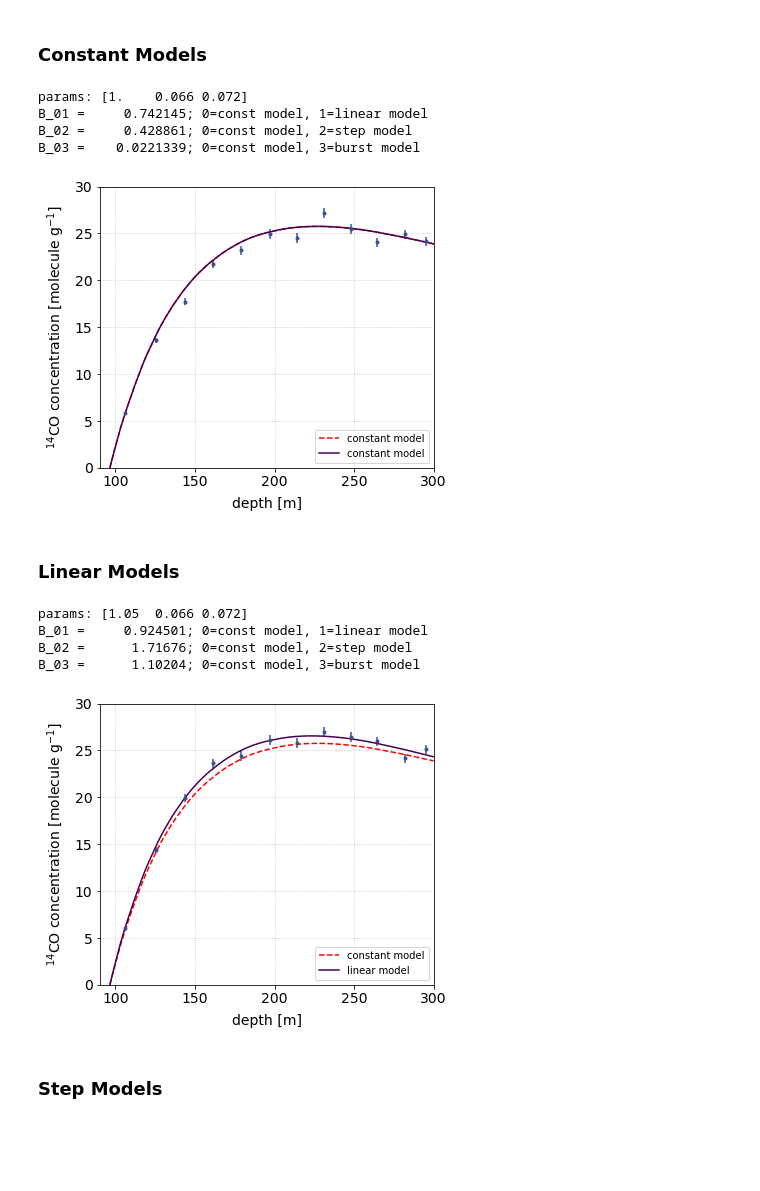
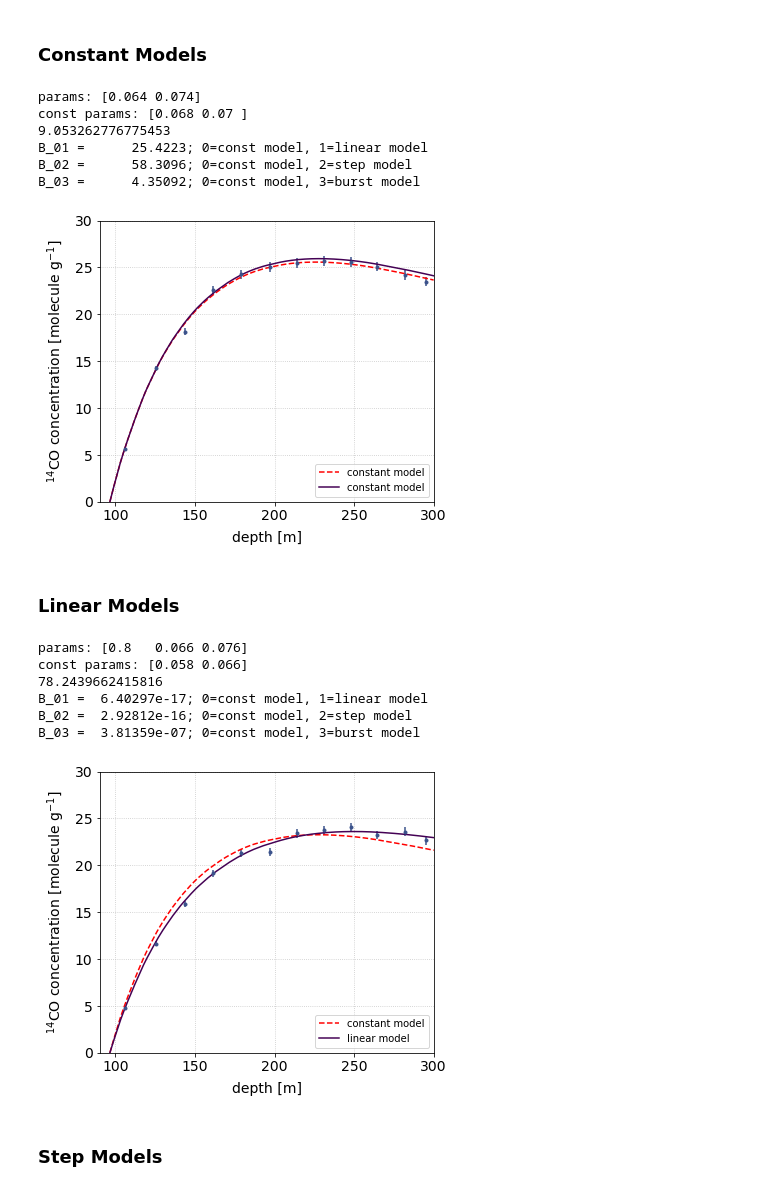
Before and after one commit to 14CO/Dome-C-Sensitivity, a Jupyter notebook: gcr-sensitivity.ipynb, the cells around one changed output. Cells and saved outputs as stored; diff of their text form; code cells hidden in the pictures; blank space fills up the shorter version.

```diff
--- a/gcr-sensitivity.ipynb
+++ b/gcr-sensitivity.ipynb
@@ -54,7 +56,7 @@ When initializing, we specify the depth average and relative uncertainty of data
 depthavg = 20.   # in meters
 relerror = 0.02
 
-const_models = ModelLikelihood('models/balco_14co_const_models_NEW.fits', depth_avg=depthavg, rel_uncertainty=relerror)
+const_models = ModelLikelihood('models/balco_14co_const_models.fits', depth_avg=depthavg, rel_uncertainty=relerror)
 linear_models = ModelLikelihood('models/balco_14co_linear_models_NEW.fits', depth_avg=depthavg, rel_uncertainty=relerror)
 step_models = ModelLikelihood('models/balco_14co_step_models_NEW.fits', depth_avg=depthavg, rel_uncertainty=relerror)
 burst_models = ModelLikelihood('models/balco_14co_burst_models_NEW.fits', depth_avg=depthavg, rel_uncertainty=relerror)
@@ -158,5 +255,20 @@ step_models.logprior = varPrior(step_models)
 # %%
-burst_models.logprior = varPrior(burst_models)
+mod_neg = burst_models.fofactors['FOMUNEG']
+mod_fast = burst_models.fofactors['FOMUFAST']
+
+# find closest data points to values used in model
+dist = (mod_neg-f_neg)**2 + (mod_fast-f_fast)**2
+j = dist.argmin(axis=0)
+
+chi2 = Chi_sq[j]
+
+x = (burst_models.amplitudes['AMPL']-1)
+
+logprior = np.log(x**2) - x**2/2
+logprior += -chi2/2 # log likelihood = -1/2 chi^2
+logprior -= np.log(np.sum(np.exp(logprior) * burst_models.dtheta)) # Normalize prior
+
+burst_models.logprior = logprior
 # %% [markdown]
 ## Test Sampling from Models
 
@@ -173,11 +285,14 @@ def param_dist(model, theta0, weights = [1]): # calculates distance in parameter
     w = np.array(weights)
     theta0 = np.array(theta0)
     return np.sum(w * (model.parameters - theta0)**2, axis=1)
+# %%
+def param_chi2(model, CO_samp, dCO_samp):
+    return np.sum(((model.CO_mods - CO_samp)/dCO_samp)**2, axis=1)
 # %%
 def plot_model(m, theta0 = []): # plots model# m against constant model, takes random sample, and calculates Bayes factors
-    dist = param_dist(const_models, [1.0, fmu_neg, fmu_fast])
-    i = dist.argmin()
-    data_const = const_models.models[i]
+    #dist = param_dist(const_models, [1.0, fmu_neg, fmu_fast])
+    #i = dist.argmin()
+    #data_const = const_models.models[i]
 
     #dist = param_dist(Models[m], theta0s[m])
     #j = dist.argmin()
@@ -191,10 +306,17 @@ def plot_model(m, theta0 = []): # plots model# m against constant model, takes r
         data_lin = Models[m].models[j]
     print('params: {}'.format(Models[m].parameters[j]))
 
+    z_samp, CO_samp, dCO_samp = data_lin.sample_z()
+
+    chi2 = param_chi2(const_models, CO_samp, dCO_samp)
+    i = chi2.argmin()
+    data_const = const_models.models[i]
+    print('const params: {}'.format(const_models.parameters[i]))
+    print(chi2[i])
+
     fig, ax = plt.subplots(1,1, figsize=(6,5), tight_layout=True)
     ax.plot(data_const.z, data_const.CO, 'r--', label='constant model')
     ax.plot(data_lin.z, data_lin.CO, label=modelNames[m]+' model')
-    z_samp, CO_samp, dCO_samp = data_lin.sample_z()
     ax.errorbar(z_samp, CO_samp, yerr=dCO_samp, fmt='.')
     ax.set(xlim=(90,300),
            xlabel='depth [m]',
@@ -214,27 +336,31 @@ def plot_model(m, theta0 = []): # plots model# m against constant model, takes r
 # %% [markdown]
 ### Constant Models
 # %%
-plot_model(0, theta0s[0])
+plot_model(0)
 # The Bayes factors should all be large because we generated data from the constant model.
 # %% [output]
-params: [1.    0.066 0.072]
-B_01 =     0.742145; 0=const model, 1=linear model
-B_02 =     0.428861; 0=const model, 2=step model
-B_03 =    0.0221339; 0=const model, 3=burst model
+params: [0.064 0.074]
+const params: [0.068 0.07 ]
+9.053262776775453
+B_01 =      25.4223; 0=const model, 1=linear model
+B_02 =      58.3096; 0=const model, 2=step model
+B_03 =      4.35092; 0=const model, 3=burst model
-[figure, old version]
+[figure, new version]
 # %% [markdown]
 ### Linear Models
 # %%
-plot_model(1, theta0s[1])
+plot_model(1)
 # B_01 should be small, favoring the linear model.
 # B_02 may be small, favoring the step model.
 # B_03 could be large, favoring the constant model over the burst model.
 # %% [output]
-params: [1.05  0.066 0.072]
-B_01 =     0.924501; 0=const model, 1=linear model
-B_02 =      1.71676; 0=const model, 2=step model
-B_03 =      1.10204; 0=const model, 3=burst model
+params: [0.8   0.066 0.076]
+const params: [0.058 0.066]
+78.2439662415816
+B_01 =  6.40297e-17; 0=const model, 1=linear model
+B_02 =  2.92812e-16; 0=const model, 2=step model
+B_03 =  3.81359e-07; 0=const model, 3=burst model
-[figure, old version]
+[figure, new version]
 # %% [markdown]
 ### Step Models
 # %%
```
Also changed, not shown: parts of 41 cells of this notebook, 5 other files.
